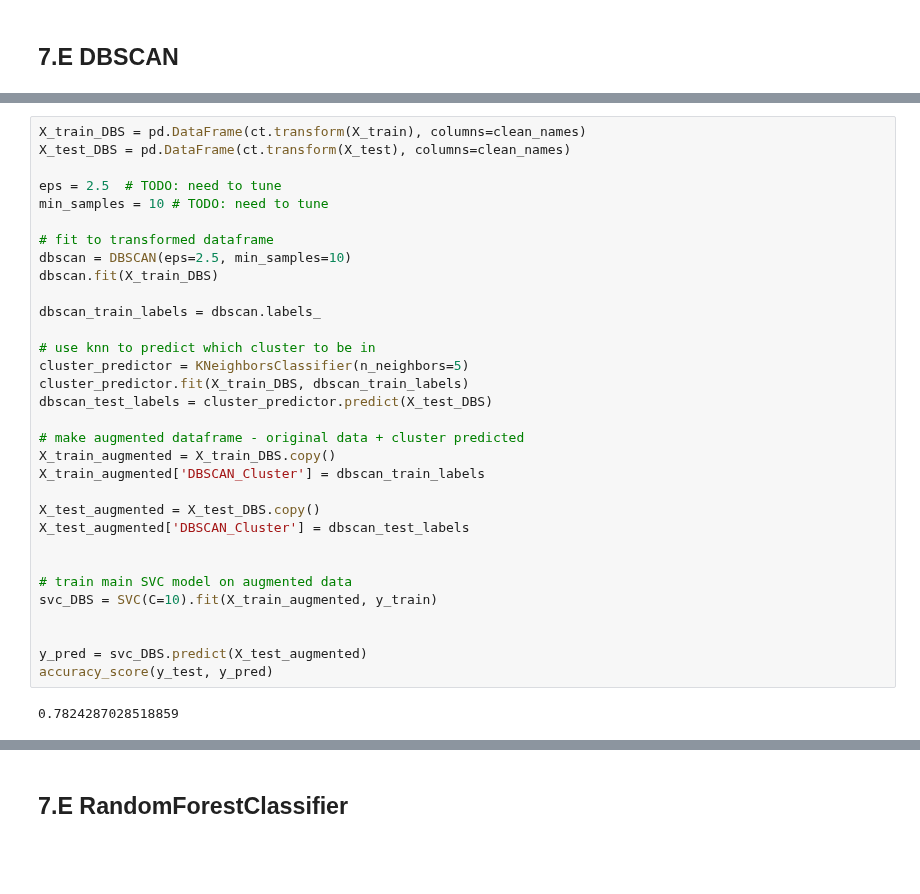
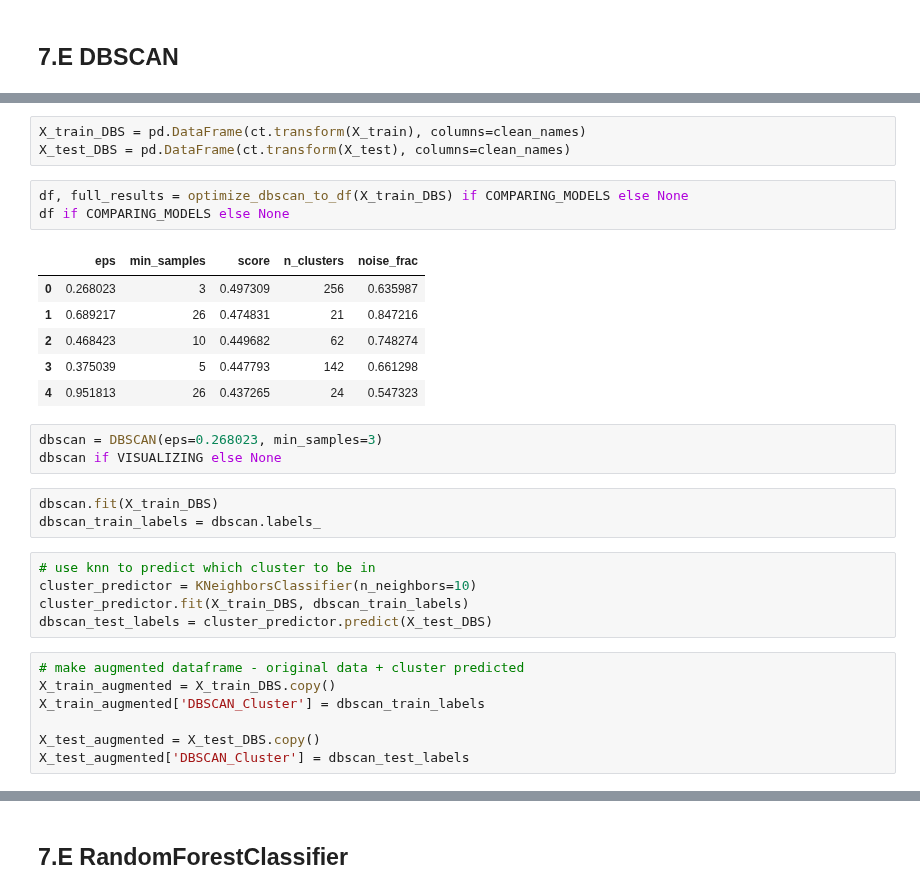
Before and after one commit to SearParsley/cs4320-spaceship-titanic-project, a Jupyter notebook: checkpoints/presentation.ipynb, the cells around one changed output, grey strips where cells are left out. Cells and saved outputs as stored; diff of their text form; blank space fills up the shorter version.

Commit message:
DBSCAN tuned

```diff
--- a/checkpoints/presentation.ipynb
+++ b/checkpoints/presentation.ipynb
@@ -510,34 +570,31 @@ sub.to_csv("../predictions/kmeans.csv")
+# %%
+X_train_DBS = pd.DataFrame(ct.transform(X_train), columns=clean_names)
+X_test_DBS = pd.DataFrame(ct.transform(X_test), columns=clean_names)
+# %%
+df, full_results = optimize_dbscan_to_df(X_train_DBS) if COMPARING_MODELS else None
+df if COMPARING_MODELS else None
+# %% [output]
+|  | eps | min_samples | score | n_clusters | noise_frac |
+| 0 | 0.268023 | 3 | 0.497309 | 256 | 0.635987 |
+| 1 | 0.689217 | 26 | 0.474831 | 21 | 0.847216 |
+| 2 | 0.468423 | 10 | 0.449682 | 62 | 0.748274 |
+| 3 | 0.375039 | 5 | 0.447793 | 142 | 0.661298 |
+| 4 | 0.951813 | 26 | 0.437265 | 24 | 0.547323 |
+# %%
+dbscan = DBSCAN(eps=0.268023, min_samples=3)
+dbscan if VISUALIZING else None
+# %%
+dbscan.fit(X_train_DBS)
+dbscan_train_labels = dbscan.labels_
+# %%
+# use knn to predict which cluster to be in
+cluster_predictor = KNeighborsClassifier(n_neighbors=10)
+cluster_predictor.fit(X_train_DBS, dbscan_train_labels)
+dbscan_test_labels = cluster_predictor.predict(X_test_DBS)
 # %%
-X_train_DBS = pd.DataFrame(ct.transform(X_train), columns=clean_names)
-X_test_DBS = pd.DataFrame(ct.transform(X_test), columns=clean_names)
-
-eps = 2.5  # TODO: need to tune
-min_samples = 10 # TODO: need to tune
-
-# fit to transformed dataframe
-dbscan = DBSCAN(eps=2.5, min_samples=10)
-dbscan.fit(X_train_DBS)
-
-dbscan_train_labels = dbscan.labels_
-
-# use knn to predict which cluster to be in
-cluster_predictor = KNeighborsClassifier(n_neighbors=5)
-cluster_predictor.fit(X_train_DBS, dbscan_train_labels)
-dbscan_test_labels = cluster_predictor.predict(X_test_DBS)
-
 # make augmented dataframe - original data + cluster predicted
 X_train_augmented = X_train_DBS.copy()
 X_train_augmented['DBSCAN_Cluster'] = dbscan_train_labels
 
 X_test_augmented = X_test_DBS.copy()
 X_test_augmented['DBSCAN_Cluster'] = dbscan_test_labels
-
-
-# train main SVC model on augmented data
-svc_DBS = SVC(C=10).fit(X_train_augmented, y_train)
-
-
-y_pred = svc_DBS.predict(X_test_augmented)
-accuracy_score(y_test, y_pred)
-# %% [output]
-0.7824287028518859
```
Also changed, not shown: parts of 12 cells of this notebook.
